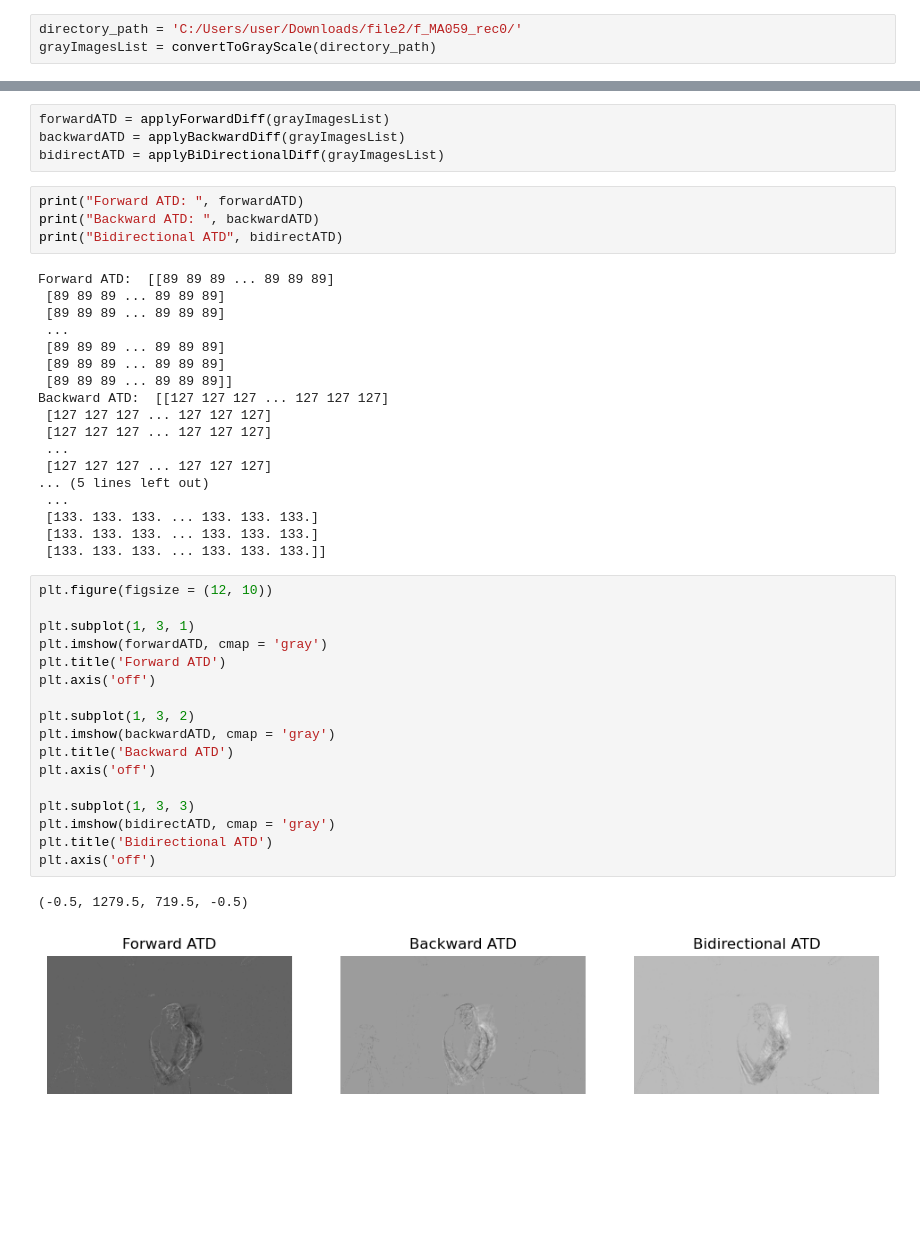
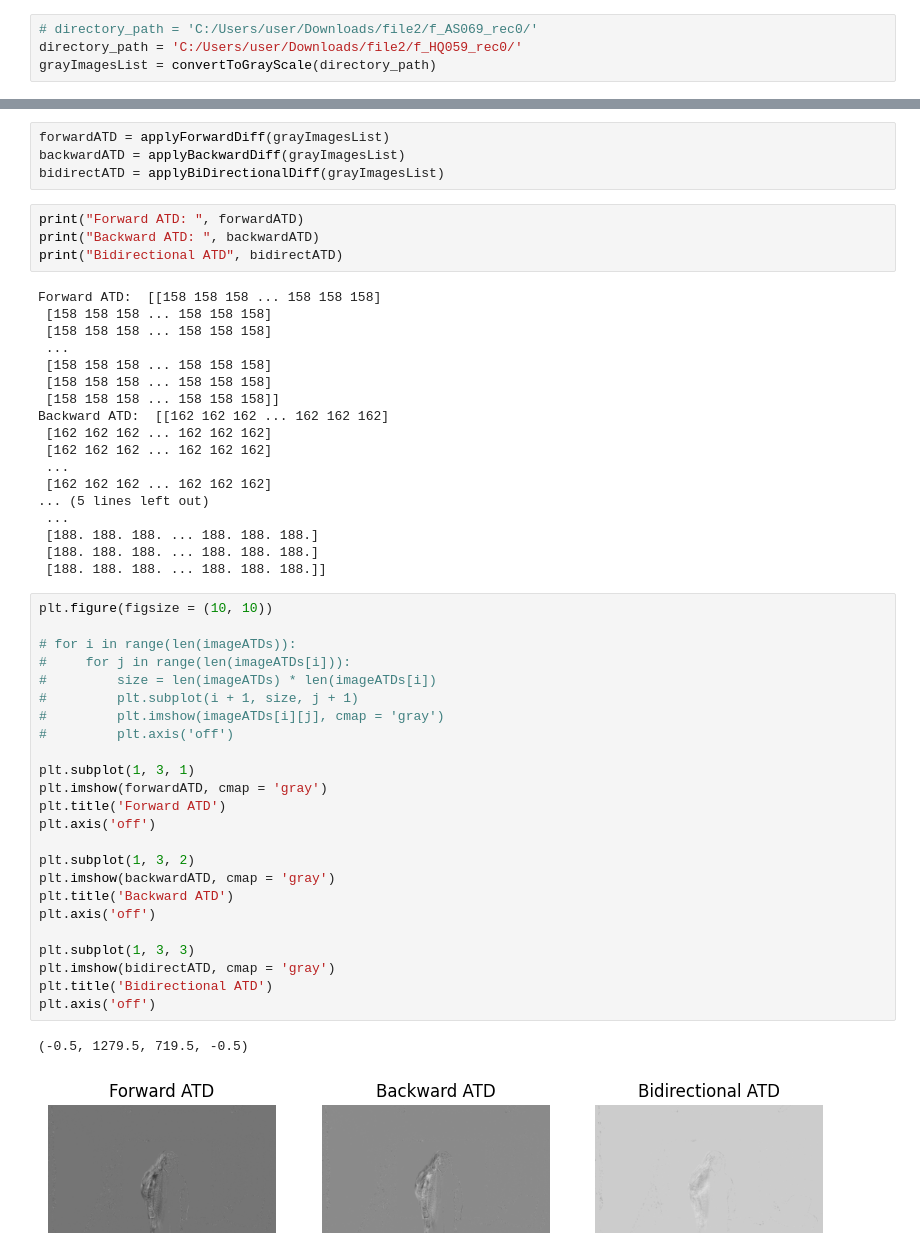
Before and after one commit to lamiselsayed/Senior-Design-Code, a Jupyter notebook: 03-Grayscaling_&_Directional_ATD.ipynb, the cells around one changed output, grey strips where cells are left out. Cells and saved outputs as stored; diff of their text form; blank space fills up the shorter version.

```diff
--- a/03-Grayscaling_&_Directional_ATD.ipynb
+++ b/03-Grayscaling_&_Directional_ATD.ipynb
@@ -67,7 +86,8 @@ def convertToGrayScale(directory_path):
 
     return grayImagesList
 # %%
-directory_path = 'C:/Users/user/Downloads/file2/f_MA059_rec0/'
+# directory_path = 'C:/Users/user/Downloads/file2/f_AS069_rec0/'
+directory_path = 'C:/Users/user/Downloads/file2/f_HQ059_rec0/'
 grayImagesList = convertToGrayScale(directory_path)
 # %%
 type(grayImagesList[0].dtype)
@@ -147,40 +181,47 @@ print("Forward ATD: ", forwardATD)
 print("Backward ATD: ", backwardATD)
 print("Bidirectional ATD", bidirectATD)
 # %% [output]
-Forward ATD:  [[89 89 89 ... 89 89 89]
- [89 89 89 ... 89 89 89]
- [89 89 89 ... 89 89 89]
+Forward ATD:  [[158 158 158 ... 158 158 158]
+ [158 158 158 ... 158 158 158]
+ [158 158 158 ... 158 158 158]
  ...
- [89 89 89 ... 89 89 89]
- [89 89 89 ... 89 89 89]
- [89 89 89 ... 89 89 89]]
-Backward ATD:  [[127 127 127 ... 127 127 127]
- [127 127 127 ... 127 127 127]
- [127 127 127 ... 127 127 127]
+ [158 158 158 ... 158 158 158]
+ [158 158 158 ... 158 158 158]
+ [158 158 158 ... 158 158 158]]
+Backward ATD:  [[162 162 162 ... 162 162 162]
+ [162 162 162 ... 162 162 162]
+ [162 162 162 ... 162 162 162]
  ...
- [127 127 127 ... 127 127 127]
+ [162 162 162 ... 162 162 162]
 ... (5 lines left out)
  ...
- [133. 133. 133. ... 133. 133. 133.]
- [133. 133. 133. ... 133. 133. 133.]
- [133. 133. 133. ... 133. 133. 133.]]
+ [188. 188. 188. ... 188. 188. 188.]
+ [188. 188. 188. ... 188. 188. 188.]
+ [188. 188. 188. ... 188. 188. 188.]]
 # %%
-plt.figure(figsize = (12, 10))
+plt.figure(figsize = (10, 10))
+
+# for i in range(len(imageATDs)):
+#     for j in range(len(imageATDs[i])):
+#         size = len(imageATDs) * len(imageATDs[i])
+#         plt.subplot(i + 1, size, j + 1)
+#         plt.imshow(imageATDs[i][j], cmap = 'gray')
+#         plt.axis('off')
 
 plt.subplot(1, 3, 1)
 plt.imshow(forwardATD, cmap = 'gray')
 plt.title('Forward ATD')
 plt.axis('off')
 
 plt.subplot(1, 3, 2)
 plt.imshow(backwardATD, cmap = 'gray')
 plt.title('Backward ATD')
 plt.axis('off')
 
 plt.subplot(1, 3, 3)
 plt.imshow(bidirectATD, cmap = 'gray')
 plt.title('Bidirectional ATD')
 plt.axis('off')
 # %% [output]
 (-0.5, 1279.5, 719.5, -0.5)
-[figure, old version]
+[figure, new version]
```
Also changed, not shown: parts of 7 cells of this notebook.
